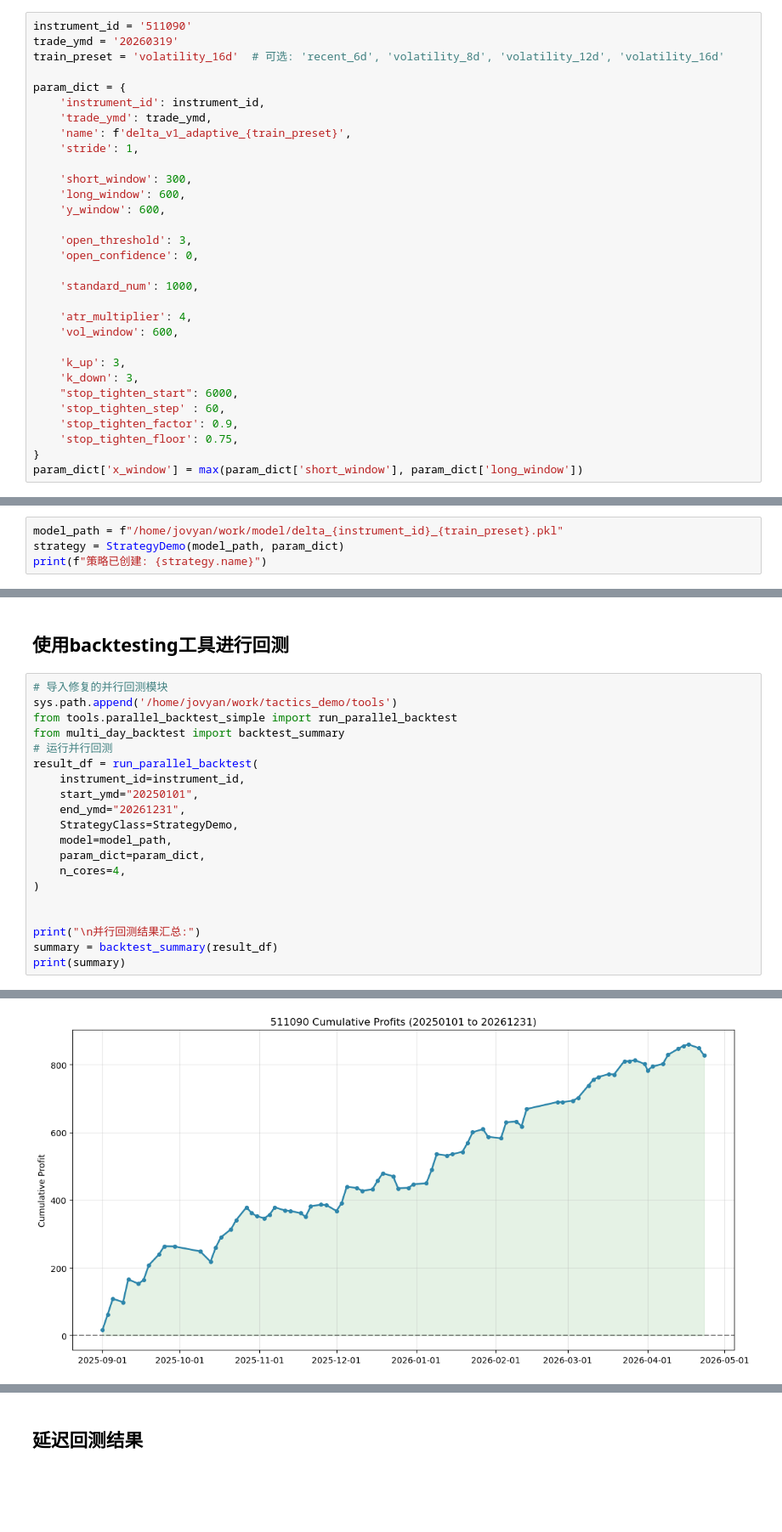
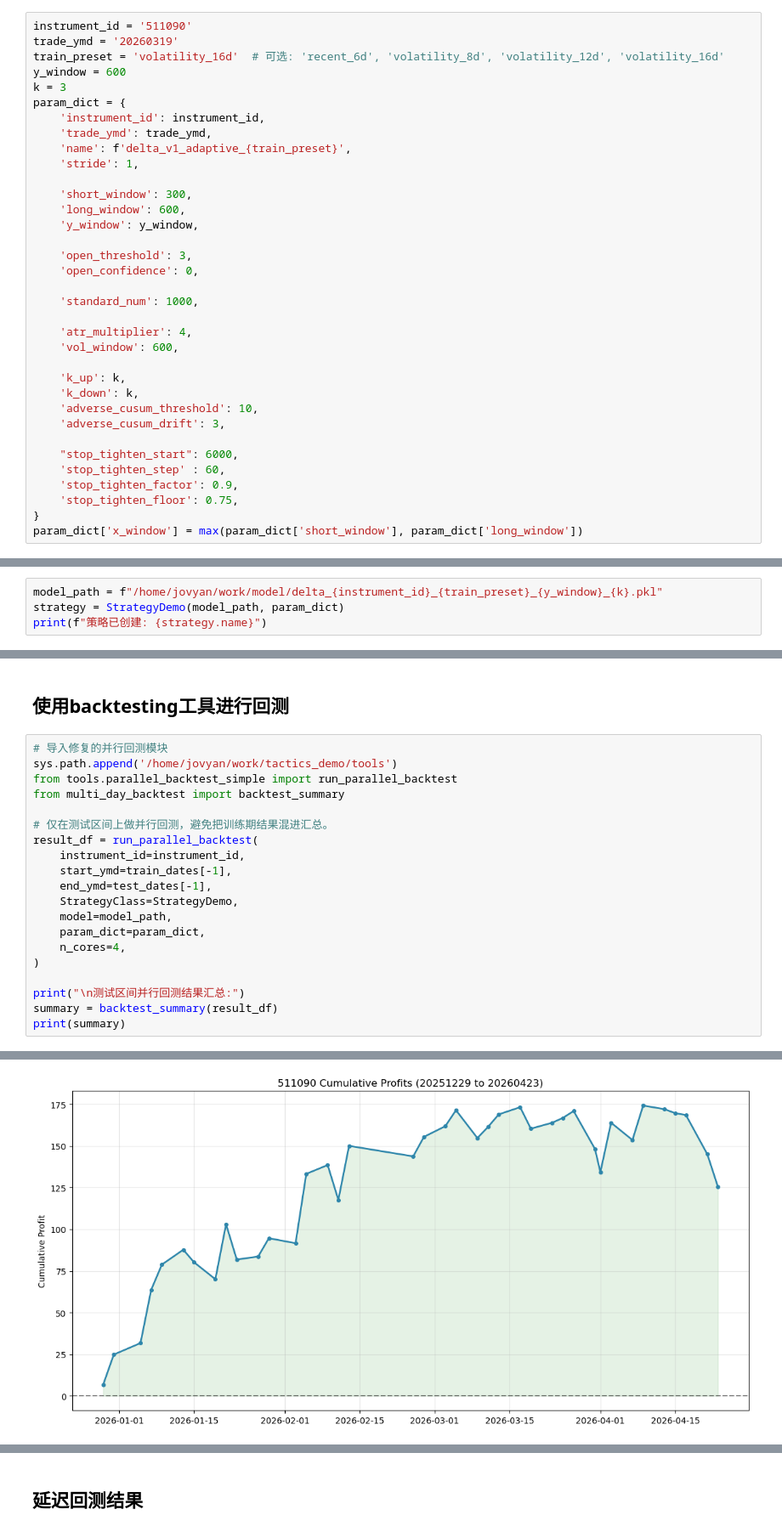
Before and after one commit to artinsophia/Quant-Intern-2026, a Jupyter notebook: delta/demo.ipynb, the cells around one changed output, grey strips where cells are left out. Shown at 85% size. Drawn from its saved outputs; the diff is of its cells as text; blank space fills up the shorter version.

```diff
--- a/delta/demo.ipynb
+++ b/delta/demo.ipynb
@@ -25,7 +25,8 @@ from delta import *
 instrument_id = '511090'
 trade_ymd = '20260319'
 train_preset = 'volatility_16d'  # 可选: 'recent_6d', 'volatility_8d', 'volatility_12d', 'volatility_16d'
-
+y_window = 600
+k = 3
 param_dict = {
     'instrument_id': instrument_id,
     'trade_ymd': trade_ymd,
@@ -34,7 +35,7 @@ param_dict = {
 
     'short_window': 300,
     'long_window': 600,
-    'y_window': 600,
+    'y_window': y_window,
 
     'open_threshold': 3,
     'open_confidence': 0,
@@ -44,8 +45,11 @@ param_dict = {
     'atr_multiplier': 4,
     'vol_window': 600,
 
-    'k_up': 3,
-    'k_down': 3,
+    'k_up': k,
+    'k_down': k,
+    'adverse_cusum_threshold': 10,
+    'adverse_cusum_drift': 3,
+
     "stop_tighten_start": 6000,
     'stop_tighten_step' : 60,
     'stop_tighten_factor': 0.9,
@@ -237,7 +209,7 @@ weighted avg       0.68      0.63      0.65       356
 # %% [markdown]
 ## 创建策略实例
 # %%
-model_path = f"/home/jovyan/work/model/delta_{instrument_id}_{train_preset}.pkl"
+model_path = f"/home/jovyan/work/model/delta_{instrument_id}_{train_preset}_{y_window}_{k}.pkl"
 strategy = StrategyDemo(model_path, param_dict)
 print(f"策略已创建: {strategy.name}")
 # %% [output]
@@ -249,19 +221,19 @@ print(f"策略已创建: {strategy.name}")
 sys.path.append('/home/jovyan/work/tactics_demo/tools')
 from tools.parallel_backtest_simple import run_parallel_backtest
 from multi_day_backtest import backtest_summary
-# 运行并行回测
+
+# 仅在测试区间上做并行回测，避免把训练期结果混进汇总。
 result_df = run_parallel_backtest(
     instrument_id=instrument_id,
-    start_ymd="20250101",
-    end_ymd="20261231",
+    start_ymd=train_dates[-1],
+    end_ymd=test_dates[-1],
     StrategyClass=StrategyDemo,
     model=model_path,
     param_dict=param_dict,
     n_cores=4,
 )
 
-
-print("\n并行回测结果汇总:")
+print("\n测试区间并行回测结果汇总:")
 summary = backtest_summary(result_df)
 print(summary)
 # %% [output]
@@ -284,2 +256,2 @@ spawn模式启动
 ============================================================
-[figure, old version]
+[figure, new version]
```
Also changed, not shown: parts of 16 cells of this notebook, 38 other files.
